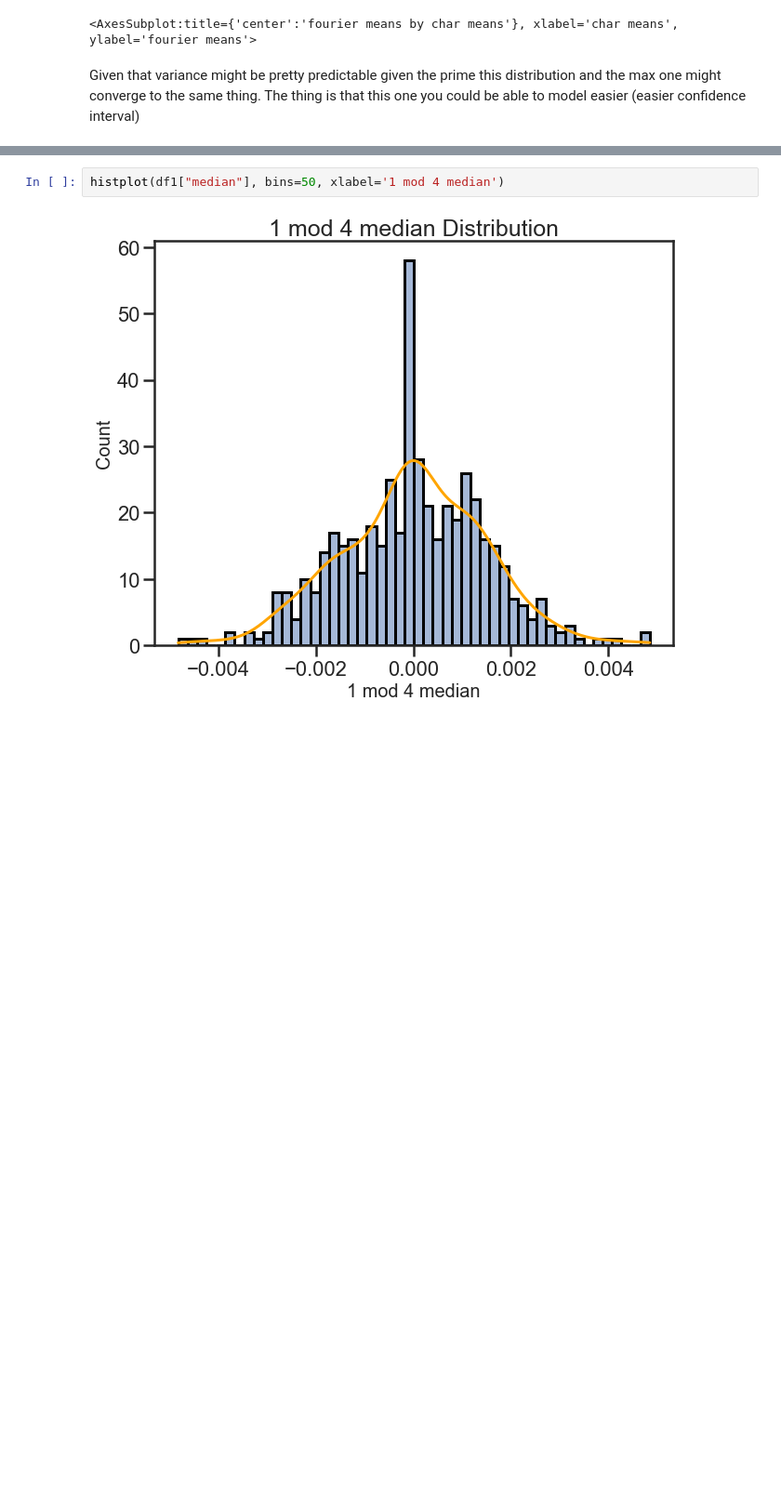
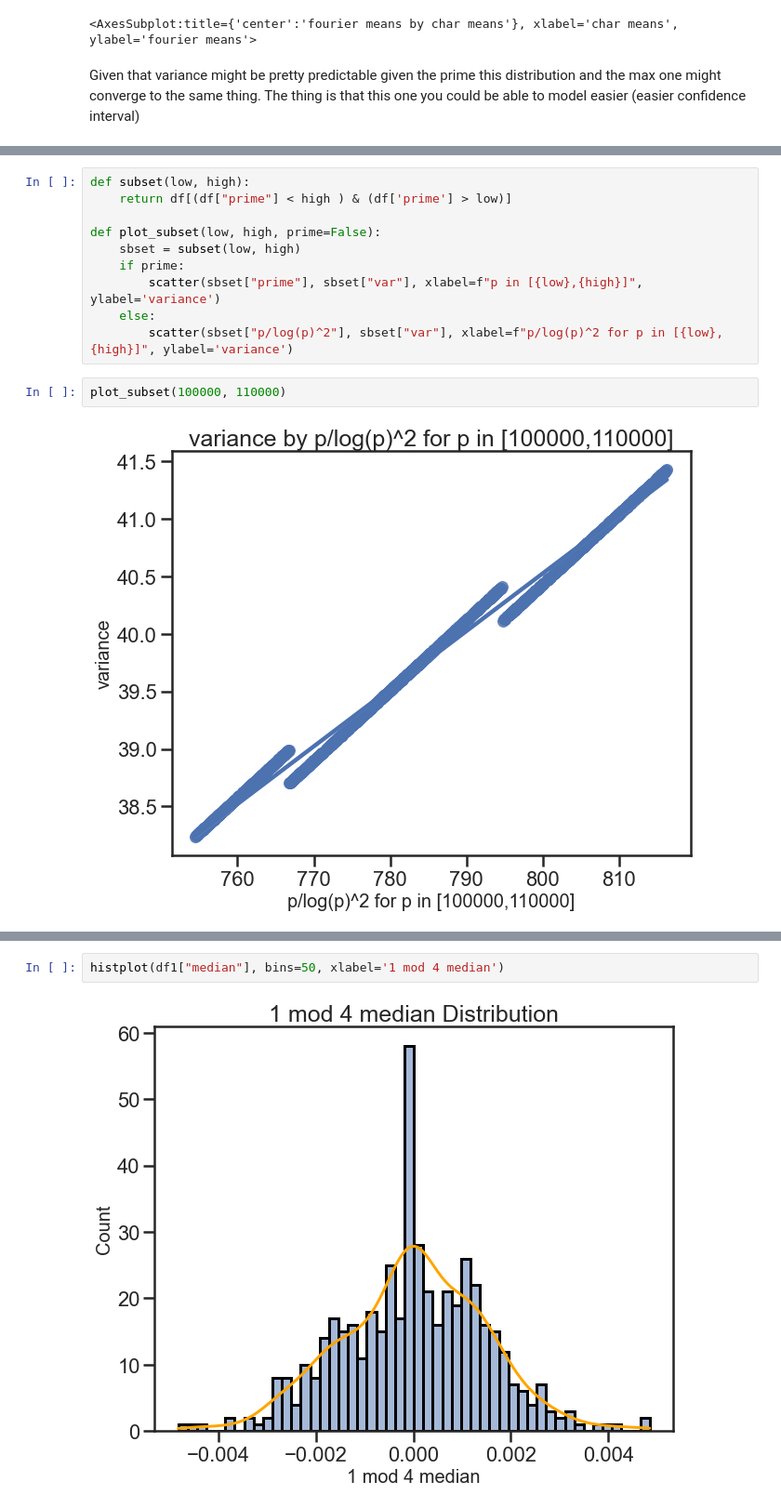
Before and after one commit to jcheigh/Thesis, a Jupyter notebook: src/analysis/data_analysis/error_stats_analysis.ipynb, the cells around one changed output, grey strips where cells are left out. Shown at 93% size. Saved outputs shown, nothing was run; the diff lists cells and outputs as text; blank space fills up the shorter version.

```diff
--- a/src/analysis/data_analysis/error_stats_analysis.ipynb
+++ b/src/analysis/data_analysis/error_stats_analysis.ipynb
@@ -547,0 +522,14 @@ scatter(subset['prime'], subset["var"], xlabel="prime", ylabel='variance')
+# %%
+def subset(low, high):
+    return df[(df["prime"] < high ) & (df['prime'] > low)]
+
+def plot_subset(low, high, prime=False):
+    sbset = subset(low, high)
+    if prime:
+        scatter(sbset["prime"], sbset["var"], xlabel=f"p in [{low},{high}]", ylabel='variance')
+    else:
+        scatter(sbset["p/log(p)^2"], sbset["var"], xlabel=f"p/log(p)^2 for p in [{low},{high}]", ylabel='variance')
+# %%
+plot_subset(100000, 110000)
+# %% [output]
+[figure, added]
```
Also changed, not shown: parts of 52 cells of this notebook, 9 other files.
